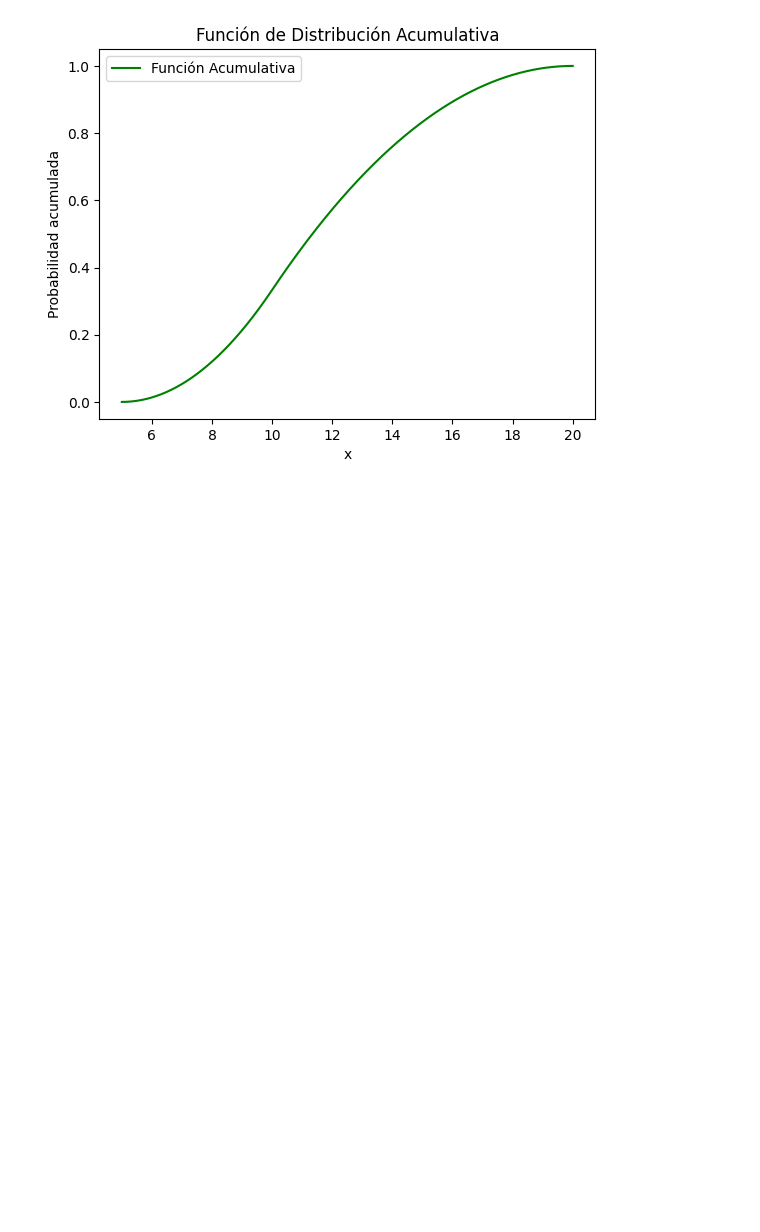
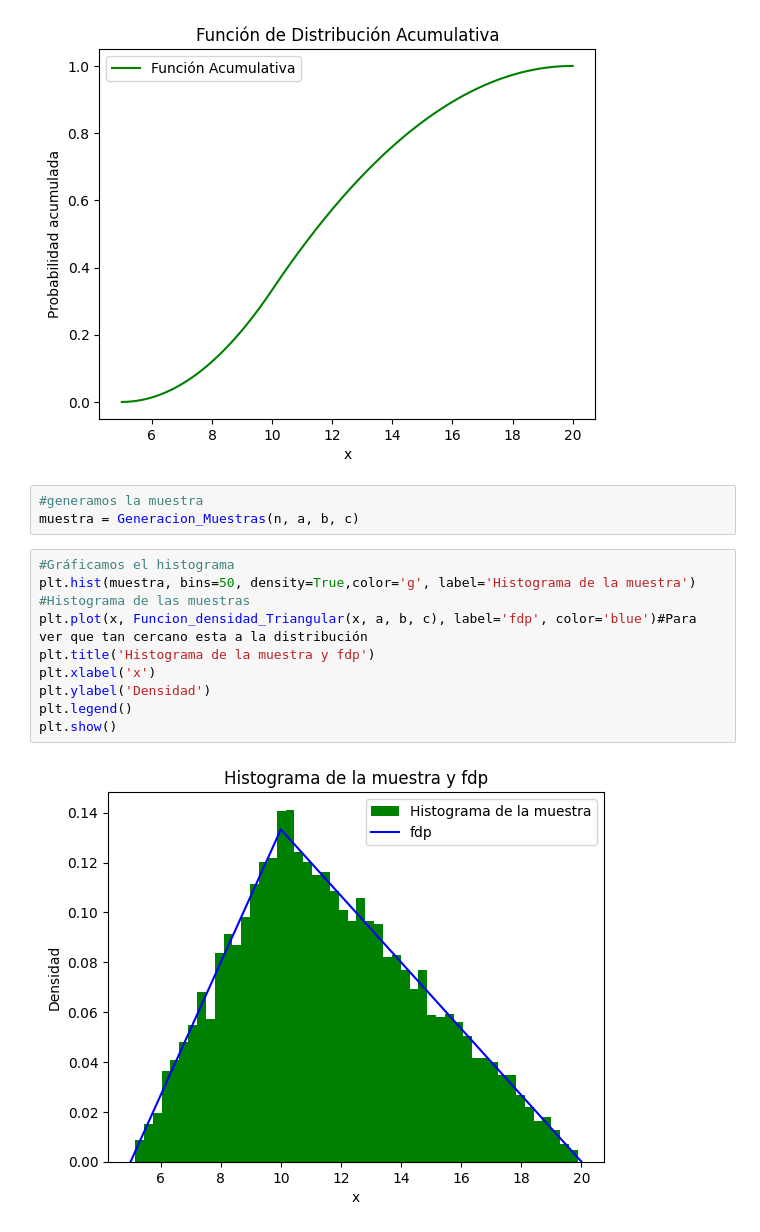
Before and after one commit to 0DianaHernandez/Simulaci-n-I, a Jupyter notebook: Metodo_composicion.ipynb, the cells around one changed output. Drawn from its saved outputs; the diff is of its cells as text; blank space fills up the shorter version.

```diff
--- a/Metodo_composicion.ipynb
+++ b/Metodo_composicion.ipynb
@@ -122,3 +122,17 @@ plt.legend()
 plt.show()
 # %% [output]
 [figure]
+# %%
+#generamos la muestra
+muestra = Generacion_Muestras(n, a, b, c)
+# %%
+#Gráficamos el histograma
+plt.hist(muestra, bins=50, density=True,color='g', label='Histograma de la muestra') #Histograma de las muestras
+plt.plot(x, Funcion_densidad_Triangular(x, a, b, c), label='fdp', color='blue')#Para ver que tan cercano esta a la distribución
+plt.title('Histograma de la muestra y fdp')
+plt.xlabel('x')
+plt.ylabel('Densidad')
+plt.legend()
+plt.show()
+# %% [output]
+[figure, added]
```
